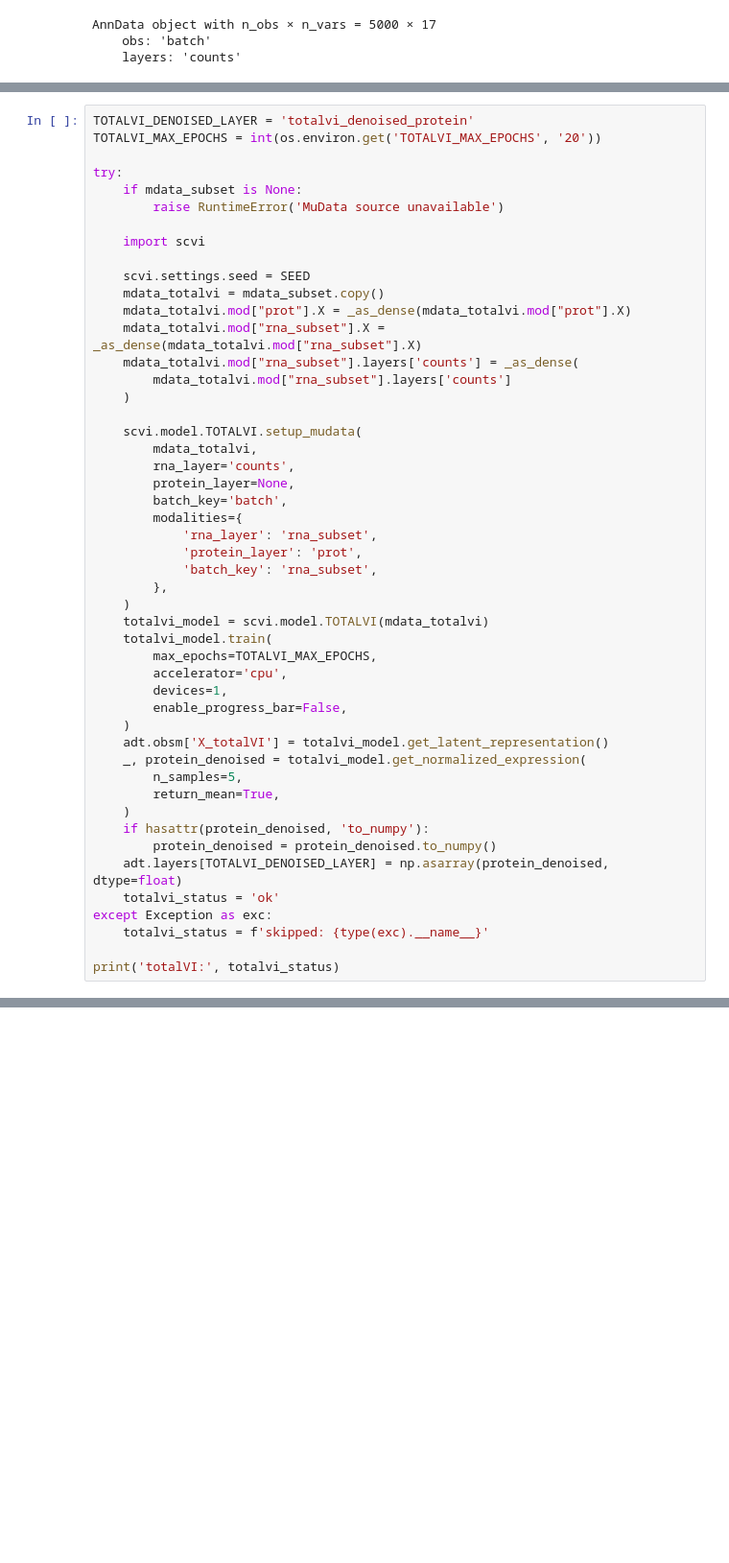
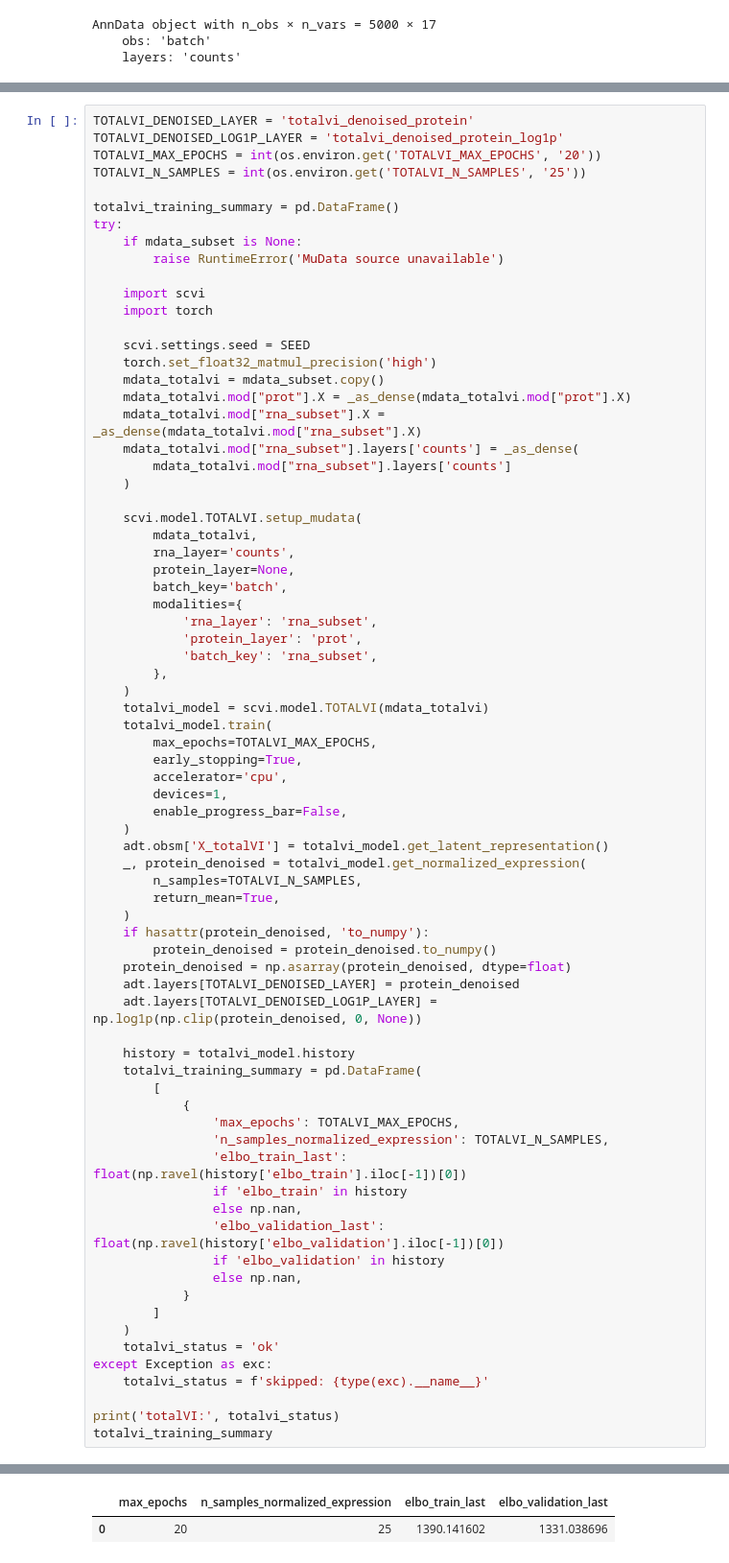
Before and after one commit to mdmanurung/cyCombinePy, a Jupyter notebook: docs/source/notebooks/citeseq_adt_batch_correction.ipynb, the cells around one changed output, grey strips where cells are left out. Shown at 96% size. Cells and saved outputs as stored; diff of their text form; blank space fills up the shorter version.

```diff
--- a/docs/source/notebooks/citeseq_adt_batch_correction.ipynb
+++ b/docs/source/notebooks/citeseq_adt_batch_correction.ipynb
@@ -317,14 +327,19 @@ totalVI models RNA and protein jointly. Here it uses the same subset of the MuDa
 # %%
 TOTALVI_DENOISED_LAYER = 'totalvi_denoised_protein'
+TOTALVI_DENOISED_LOG1P_LAYER = 'totalvi_denoised_protein_log1p'
 TOTALVI_MAX_EPOCHS = int(os.environ.get('TOTALVI_MAX_EPOCHS', '20'))
+TOTALVI_N_SAMPLES = int(os.environ.get('TOTALVI_N_SAMPLES', '25'))
 
+totalvi_training_summary = pd.DataFrame()
 try:
     if mdata_subset is None:
         raise RuntimeError('MuData source unavailable')
 
     import scvi
+    import torch
 
     scvi.settings.seed = SEED
+    torch.set_float32_matmul_precision('high')
     mdata_totalvi = mdata_subset.copy()
     mdata_totalvi.mod["prot"].X = _as_dense(mdata_totalvi.mod["prot"].X)
     mdata_totalvi.mod["rna_subset"].X = _as_dense(mdata_totalvi.mod["rna_subset"].X)
@@ -342,33 +357,55 @@ try:
             'protein_layer': 'prot',
             'batch_key': 'rna_subset',
         },
     )
     totalvi_model = scvi.model.TOTALVI(mdata_totalvi)
     totalvi_model.train(
         max_epochs=TOTALVI_MAX_EPOCHS,
+        early_stopping=True,
         accelerator='cpu',
         devices=1,
         enable_progress_bar=False,
     )
     adt.obsm['X_totalVI'] = totalvi_model.get_latent_representation()
     _, protein_denoised = totalvi_model.get_normalized_expression(
-        n_samples=5,
+        n_samples=TOTALVI_N_SAMPLES,
         return_mean=True,
     )
     if hasattr(protein_denoised, 'to_numpy'):
         protein_denoised = protein_denoised.to_numpy()
-    adt.layers[TOTALVI_DENOISED_LAYER] = np.asarray(protein_denoised, dtype=float)
+    protein_denoised = np.asarray(protein_denoised, dtype=float)
+    adt.layers[TOTALVI_DENOISED_LAYER] = protein_denoised
+    adt.layers[TOTALVI_DENOISED_LOG1P_LAYER] = np.log1p(np.clip(protein_denoised, 0, None))
+
+    history = totalvi_model.history
+    totalvi_training_summary = pd.DataFrame(
+        [
+            {
+                'max_epochs': TOTALVI_MAX_EPOCHS,
+                'n_samples_normalized_expression': TOTALVI_N_SAMPLES,
+                'elbo_train_last': float(np.ravel(history['elbo_train'].iloc[-1])[0])
+                if 'elbo_train' in history
+                else np.nan,
+                'elbo_validation_last': float(np.ravel(history['elbo_validation'].iloc[-1])[0])
+                if 'elbo_validation' in history
+                else np.nan,
+            }
+        ]
+    )
     totalvi_status = 'ok'
 except Exception as exc:
     totalvi_status = f'skipped: {type(exc).__name__}'
 
 print('totalVI:', totalvi_status)
+totalvi_training_summary
 # %% [output]
 Seed set to 0
 INFO     Computing empirical prior initialization for protein background.
 GPU available: False, used: False
 TPU available: False, using: 0 TPU cores
 💡 Tip: For seamless cloud logging and experiment tracking, try installing [litlogger](https://pypi.org/project/litlogger/) to enable LitLogger, which logs metrics and artifacts automatically to the Li ...
 `Trainer.fit` stopped: `max_epochs=20` reached.
 totalVI: ok
+|  | max_epochs | n_samples_normalized_expression | elbo_train_last | elbo_validation_last |
+| 0 | 20 | 25 | 1390.141602 | 1331.038696 |
 # %% [markdown]
```
Also changed, not shown: parts of 16 cells of this notebook, 1 other file.
